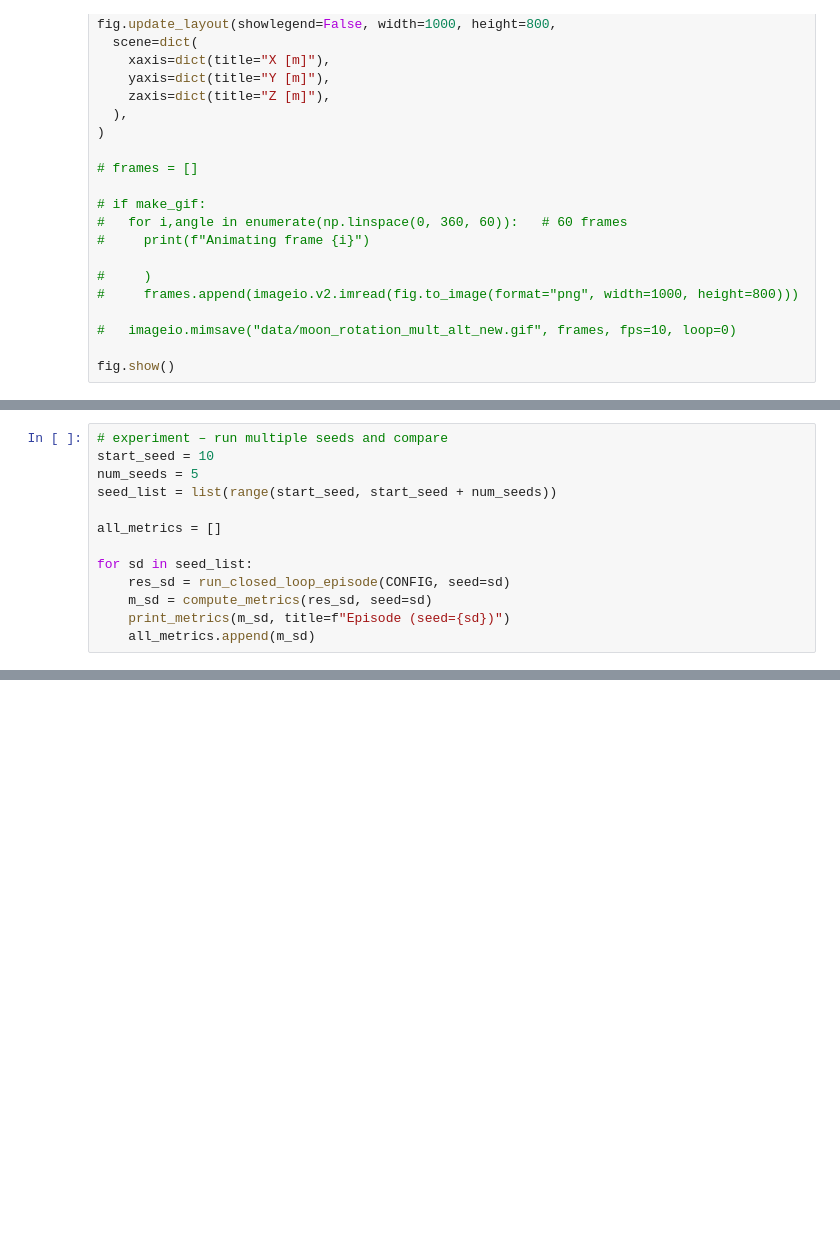
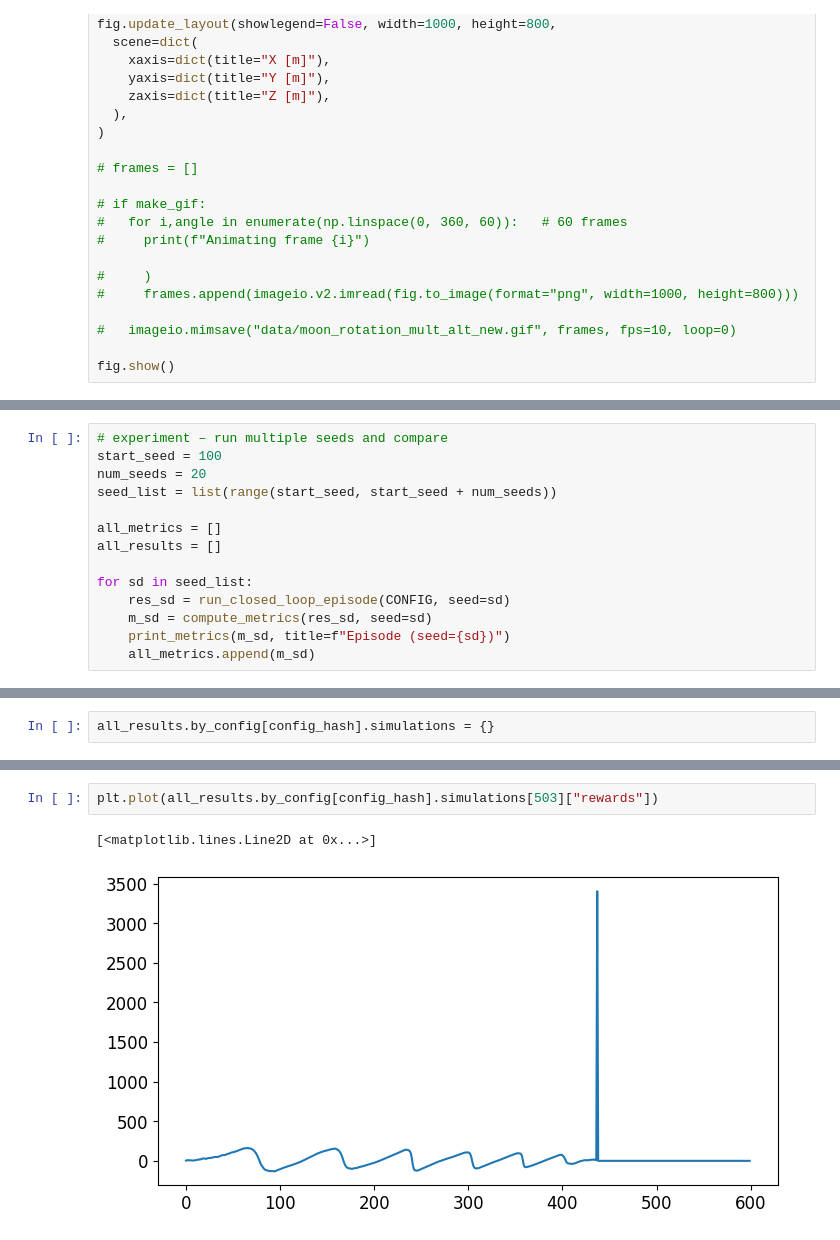
Before and after one commit to colin-skinner/AA228-orbital-rendezvous, a Jupyter notebook: results.ipynb, the cells around one changed output, grey strips where cells are left out. Drawn from its saved outputs; the diff is of its cells as text; blank space fills up the shorter version.

```diff
--- a/results.ipynb
+++ b/results.ipynb
@@ -405,10 +441,11 @@ plt.show()
 # %%
 # experiment – run multiple seeds and compare
-start_seed = 10
-num_seeds = 5
+start_seed = 100
+num_seeds = 20
 seed_list = list(range(start_seed, start_seed + num_seeds))
 
 all_metrics = []
+all_results = []
 
 for sd in seed_list:
     res_sd = run_closed_loop_episode(CONFIG, seed=sd)
@@ -522,0 +560,2 @@ Loaded with 1 configs
+# %%
+all_results.by_config[config_hash].simulations = {}
@@ -556 +648,6 @@ plt.show()
+# %%
+plt.plot(all_results.by_config[config_hash].simulations[503]["rewards"])
+# %% [output]
+[<matplotlib.lines.Line2D at 0x...>]
+[figure, added]
 # %%
```
Also changed, not shown: parts of 24 cells of this notebook, 3 other files.
